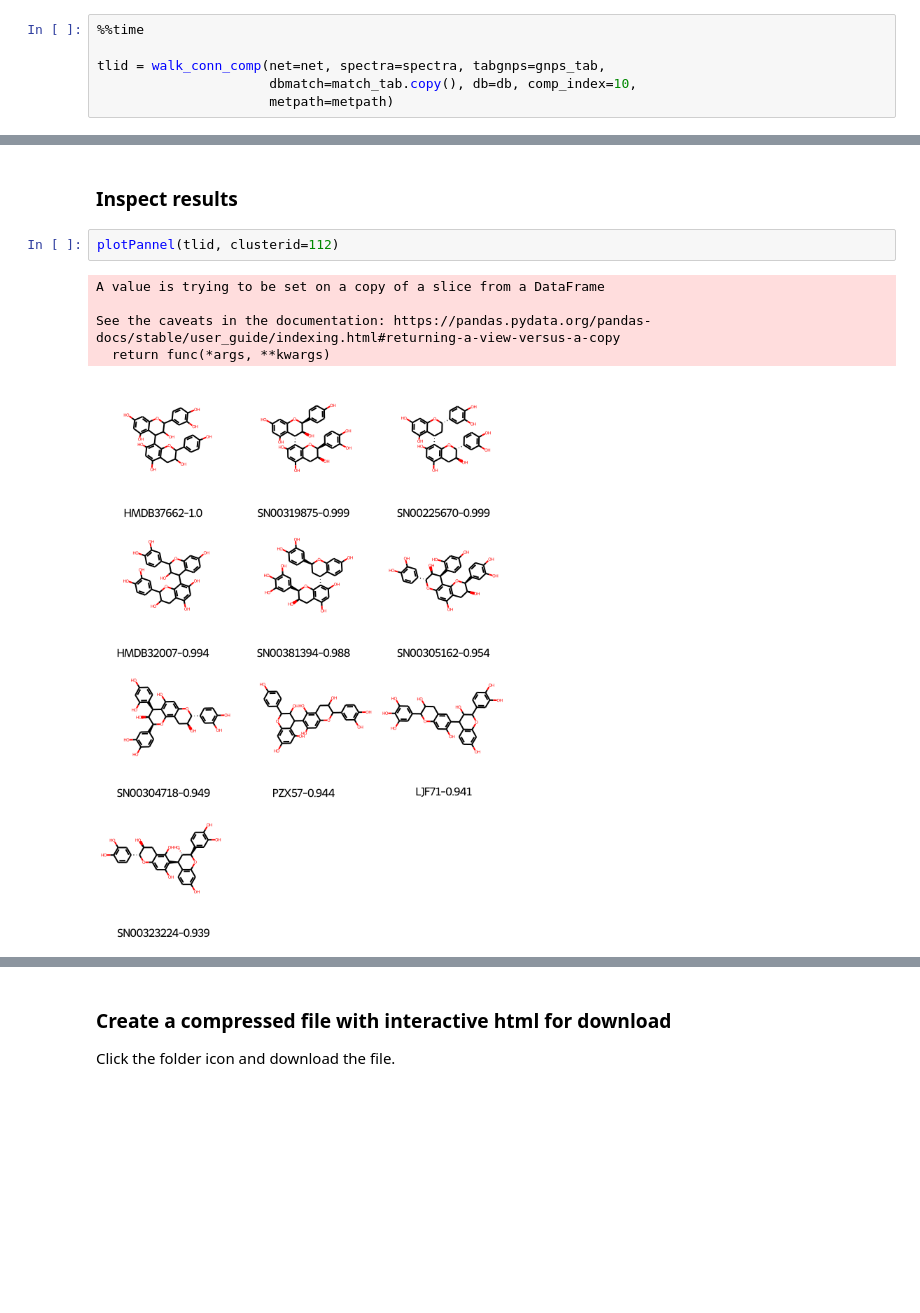
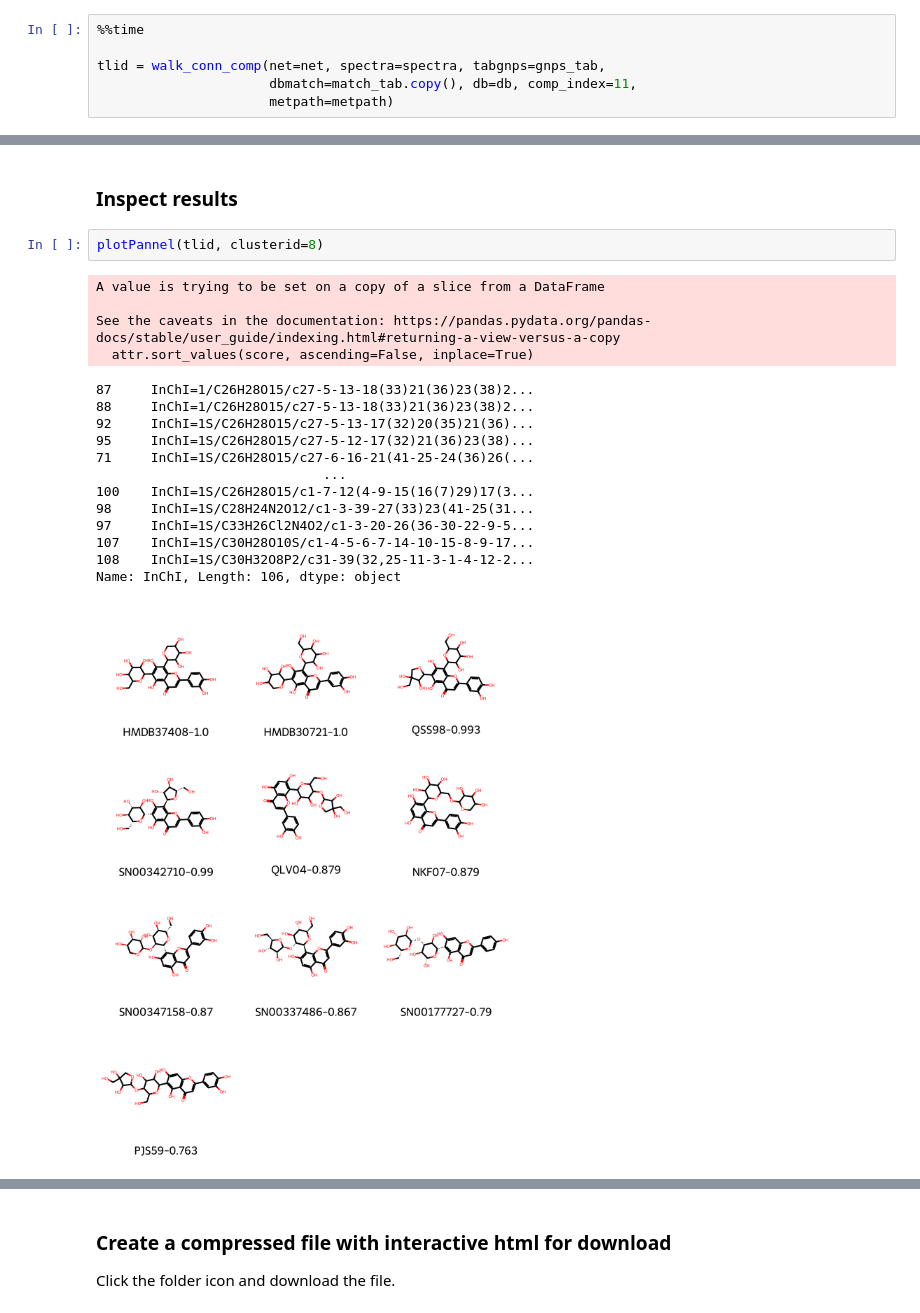
Before and after one commit to computational-chemical-biology/ChemWalker, a Jupyter notebook: notebooks/basic_use_colab.ipynb, the cells around one changed output, grey strips where cells are left out. Cells and saved outputs as stored; diff of their text form; blank space fills up the shorter version.

```diff
--- a/notebooks/basic_use_colab.ipynb
+++ b/notebooks/basic_use_colab.ipynb
@@ -294,6 +285,6 @@ run_metfrag(spectra[0], db, cluster_index=5, **{'metpath': metpath})
 %%time
 
 tlid = walk_conn_comp(net=net, spectra=spectra, tabgnps=gnps_tab,
-                      dbmatch=match_tab.copy(), db=db, comp_index=10,
+                      dbmatch=match_tab.copy(), db=db, comp_index=11,
                       metpath=metpath)
 # %% [output]
@@ -331,11 +326,23 @@ net[net['ComponentIndex']==10]
 # %% [markdown]
 ### Inspect results
 # %%
-plotPannel(tlid, clusterid=112)
+plotPannel(tlid, clusterid=8)
 # %% [output]
 A value is trying to be set on a copy of a slice from a DataFrame
 
 See the caveats in the documentation: https://pandas.pydata.org/pandas-docs/stable/user_guide/indexing.html#returning-a-view-versus-a-copy
-  return func(*args, **kwargs)
+  attr.sort_values(score, ascending=False, inplace=True)
+87     InChI=1/C26H28O15/c27-5-13-18(33)21(36)23(38)2...
+88     InChI=1/C26H28O15/c27-5-13-18(33)21(36)23(38)2...
+92     InChI=1S/C26H28O15/c27-5-13-17(32)20(35)21(36)...
+95     InChI=1S/C26H28O15/c27-5-12-17(32)21(36)23(38)...
+71     InChI=1S/C26H28O15/c27-6-16-21(41-25-24(36)26(...
+                             ...
+100    InChI=1S/C26H28O15/c1-7-12(4-9-15(16(7)29)17(3...
+98     InChI=1S/C28H24N2O12/c1-3-39-27(33)23(41-25(31...
+97     InChI=1S/C33H26Cl2N4O2/c1-3-20-26(36-30-22-9-5...
+107    InChI=1S/C30H28O10S/c1-4-5-6-7-14-10-15-8-9-17...
+108    InChI=1S/C30H32O8P2/c31-39(32,25-11-3-1-4-12-2...
+Name: InChI, Length: 106, dtype: object
-[figure, old version]
+[figure, new version]
 # %%
```
Also changed, not shown: parts of 17 cells of this notebook.
